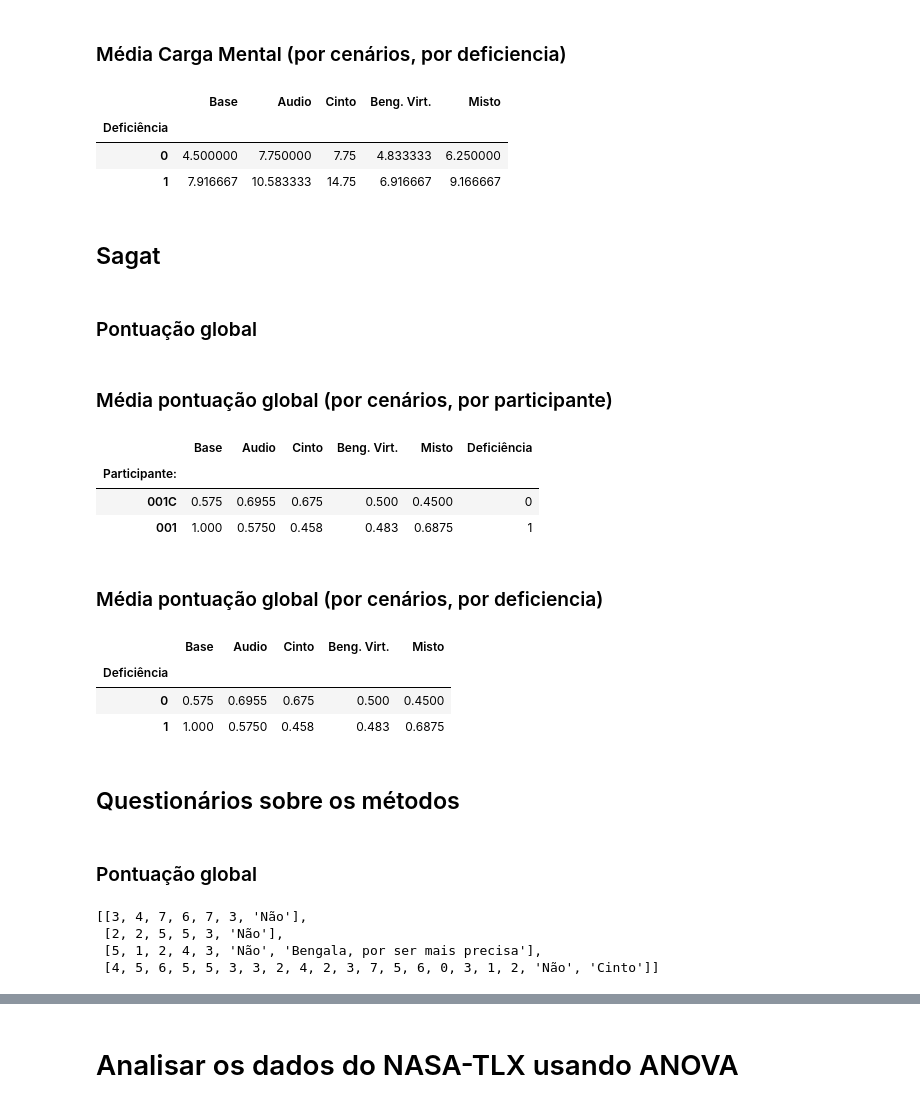
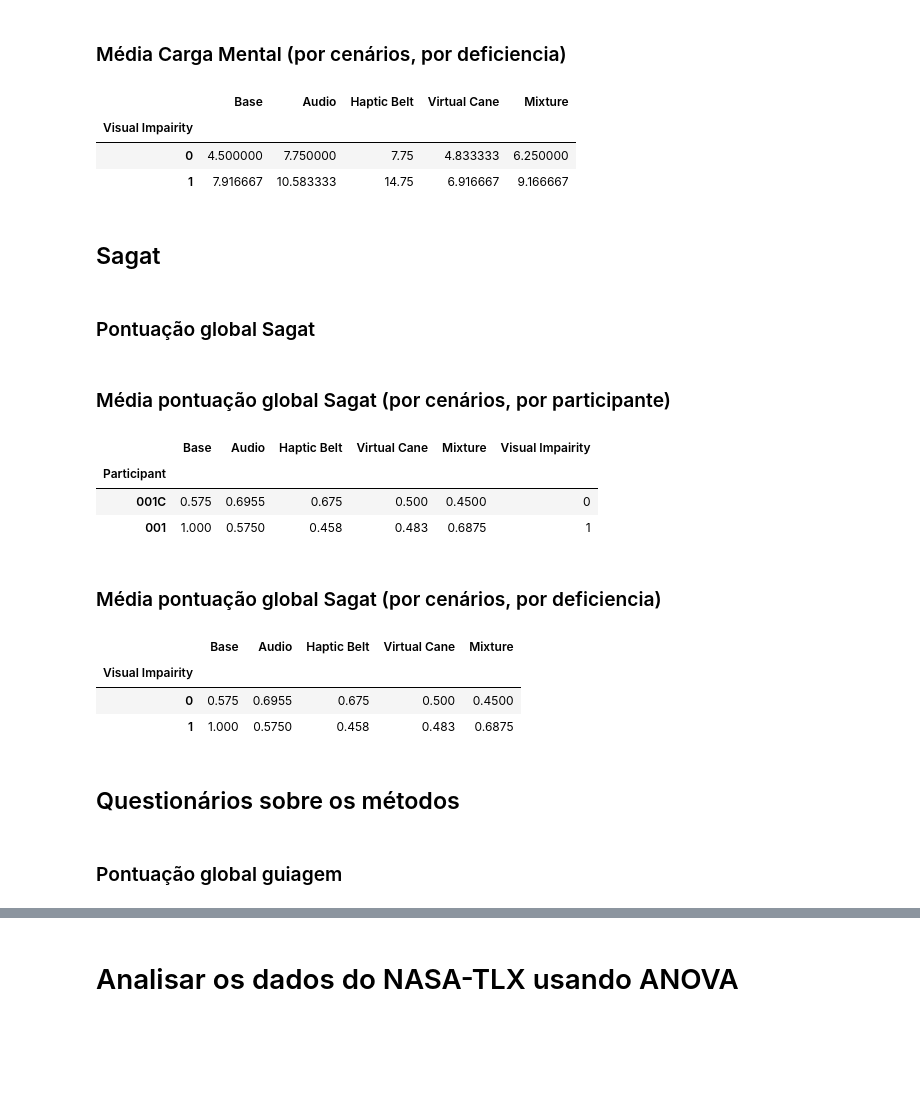
Before and after one commit to IvanRehder/resultados-pesquisa, a Jupyter notebook: AnaliseDados.ipynb, the cells around one changed output, grey strips where cells are left out. Drawn from its saved outputs; the diff is of its cells as text; code cells hidden in the pictures; blank space fills up the shorter version.

```diff
--- a/AnaliseDados.ipynb
+++ b/AnaliseDados.ipynb
@@ -30,9 +35,9 @@ df_resto_2 = df_resto_1.drop(ordemCenarios.columns,axis = 1)
 ### Nasa
 # %%
 cenas = list(range(1,6))
-nomeCenas = ['Base', 'Audio', 'Cinto', 'Beng. Virt.', 'Misto']
+nomeCenas = ['Base', 'Audio', 'Haptic Belt', 'Virtual Cane', 'Mixture']
 etapas = [1,2]
-dimensoesNasa = ["Demanda Mental",'Demanda física', 'Demanda Temporal', 'Perfomance', 'Esforço', 'Frustação']
+dimensoesNasa = ['Demanda Mental','Demanda física', 'Demanda Temporal', 'Perfomance', 'Esforço', 'Frustação']
 dimensoesNasas_todas = ['Participante:']
 for c in cenas:
     for e in etapas:
@@ -220,17 +319,17 @@ cdNasa_media_cen_par
 # %% [markdown]
 ### Média Carga Mental (por cenários, por deficiencia)
 # %%
-cdNasa_media_cen  = cdNasa_media_cen_par.groupby(by = 'Deficiência').mean()
-cdNasa_media_cen
+cdNasa_media_cen_def  = cdNasa_media_cen_par.groupby(by = 'Visual Impairity').mean()
+cdNasa_media_cen_def
 # %% [output]
-|  | Base | Audio | Cinto | Beng. Virt. | Misto |
-| Deficiência |  |  |  |  |  |
+|  | Base | Audio | Haptic Belt | Virtual Cane | Mixture |
+| Visual Impairity |  |  |  |  |  |
 | 0 | 4.500000 | 7.750000 | 7.75 | 4.833333 | 6.250000 |
 | 1 | 7.916667 | 10.583333 | 14.75 | 6.916667 | 9.166667 |
 # %% [markdown]
 ## Sagat
 # %% [markdown]
-### Pontuação global
+### Pontuação global Sagat
 # %%
 saSagat = []
 for p in range(len(participantes)):
@@ -244,44 +343,37 @@ for p in range(len(participantes)):
     saSagat.append(saSagatPorCena)
 #saSagat
 # %% [markdown]
-### Média pontuação global (por cenários, por participante)
+### Média pontuação global Sagat (por cenários, por participante)
 # %%
 saSagat_media_cen_par = []
 for p in range(len(participantes)):
     saSagatPorCena_media_cen_par = []
     for c in range(len(cenas)):
         #print(saSagat[p][c][:])
         #print(np.mean(saSagat[p][c][:]))
         saSagatPorCena_media_cen_par.append(np.mean(saSagat[p][c][:]))
     saSagat_media_cen_par.append(saSagatPorCena_media_cen_par)
 saSagat_media_cen_par = pd.DataFrame(saSagat_media_cen_par, columns=nomeCenas, index = participantes.index)
 saSagat_media_cen_par = pd.concat([saSagat_media_cen_par,participantes.loc[:,'Deficiência']],axis = 1)
+saSagat_media_cen_par.rename(columns = {'Deficiência' : 'Visual Impairity'}, inplace=True)
+saSagat_media_cen_par.index.names = ['Participant']
 saSagat_media_cen_par
 # %% [output]
-|  | Base | Audio | Cinto | Beng. Virt. | Misto | Deficiência |
-| Participante: |  |  |  |  |  |  |
+|  | Base | Audio | Haptic Belt | Virtual Cane | Mixture | Visual Impairity |
+| Participant |  |  |  |  |  |  |
 | 001C | 0.575 | 0.6955 | 0.675 | 0.500 | 0.4500 | 0 |
 | 001 | 1.000 | 0.5750 | 0.458 | 0.483 | 0.6875 | 1 |
 # %% [markdown]
-### Média pontuação global (por cenários, por deficiencia)
+### Média pontuação global Sagat (por cenários, por deficiencia)
 # %%
-saSagat_media_cen_def = saSagat_media_cen_par.groupby(by = 'Deficiência').mean()
+saSagat_media_cen_def = saSagat_media_cen_par.groupby(by = 'Visual Impairity').mean()
 saSagat_media_cen_def
 # %% [output]
-|  | Base | Audio | Cinto | Beng. Virt. | Misto |
-| Deficiência |  |  |  |  |  |
+|  | Base | Audio | Haptic Belt | Virtual Cane | Mixture |
+| Visual Impairity |  |  |  |  |  |
 | 0 | 0.575 | 0.6955 | 0.675 | 0.500 | 0.4500 |
 | 1 | 1.000 | 0.5750 | 0.458 | 0.483 | 0.6875 |
 # %% [markdown]
 ## Questionários sobre os métodos
 # %% [markdown]
-### Pontuação global
+### Pontuação global guiagem
-# %%
-questionarios[]
-#questionarios[0][0][:len(questionarios[0][0])]
-#print(questionarios[p][c][:len(questionarios[p][c])])
-# %% [output]
-[[3, 4, 7, 6, 7, 3, 'Não'],
- [2, 2, 5, 5, 3, 'Não'],
- [5, 1, 2, 4, 3, 'Não', 'Bengala, por ser mais precisa'],
- [4, 5, 6, 5, 5, 3, 3, 2, 4, 2, 3, 7, 5, 6, 0, 3, 1, 2, 'Não', 'Cinto']]
```
Also changed, not shown: parts of 13 cells of this notebook, 1 other file.
